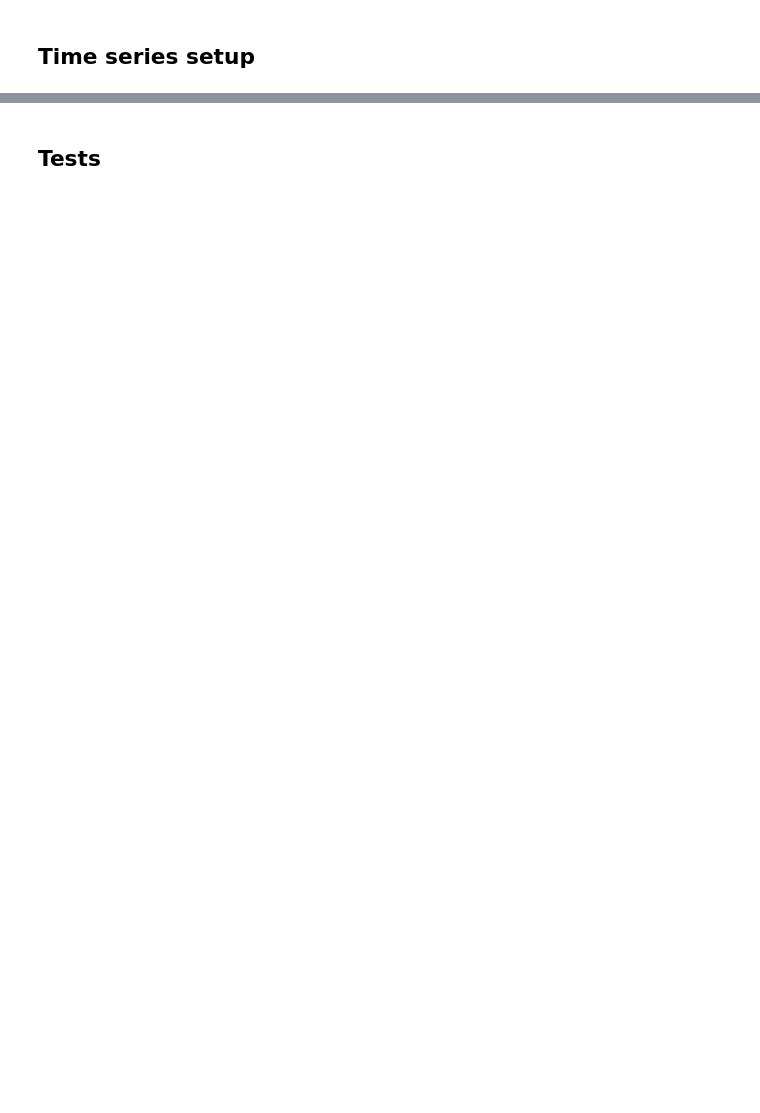
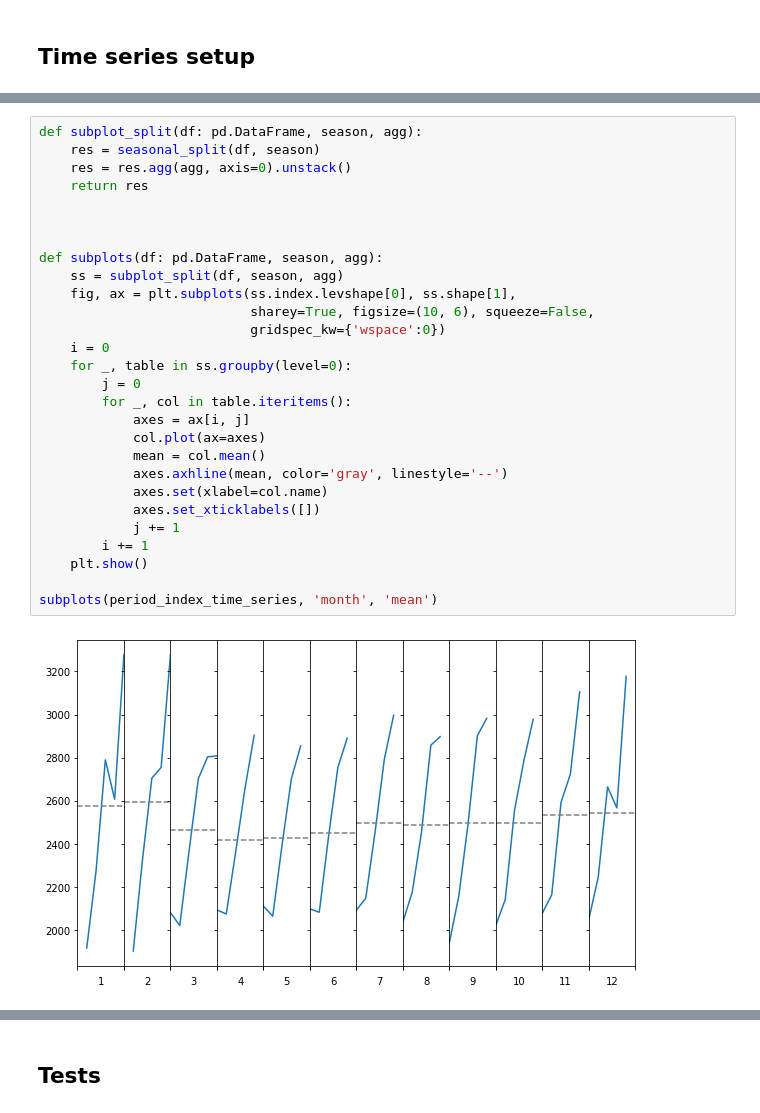
Before and after one commit to giotto-ai/giotto-time, a Jupyter notebook: examples/plots_test.ipynb, the cells around one changed output, grey strips where cells are left out. Cells and saved outputs as stored; diff of their text form; blank space fills up the shorter version.

```diff
--- a/examples/plots_test.ipynb
+++ b/examples/plots_test.ipynb
@@ -82,0 +131,30 @@ def seasonal_split(df : pd.DataFrame, season):
+# %%
+def subplot_split(df: pd.DataFrame, season, agg):
+    res = seasonal_split(df, season)
+    res = res.agg(agg, axis=0).unstack()
+    return res
+
+
+
+def subplots(df: pd.DataFrame, season, agg):
+    ss = subplot_split(df, season, agg)
+    fig, ax = plt.subplots(ss.index.levshape[0], ss.shape[1],
+                           sharey=True, figsize=(10, 6), squeeze=False,
+                           gridspec_kw={'wspace':0})
+    i = 0
+    for _, table in ss.groupby(level=0):
+        j = 0
+        for _, col in table.iteritems():
+            axes = ax[i, j]
+            col.plot(ax=axes)
+            mean = col.mean()
+            axes.axhline(mean, color='gray', linestyle='--')
+            axes.set(xlabel=col.name)
+            axes.set_xticklabels([])
+            j += 1
+        i += 1
+    plt.show()
+
+subplots(period_index_time_series, 'month', 'mean')
+# %% [output]
+[figure, added]
```
Also changed, not shown: parts of 17 cells of this notebook.
